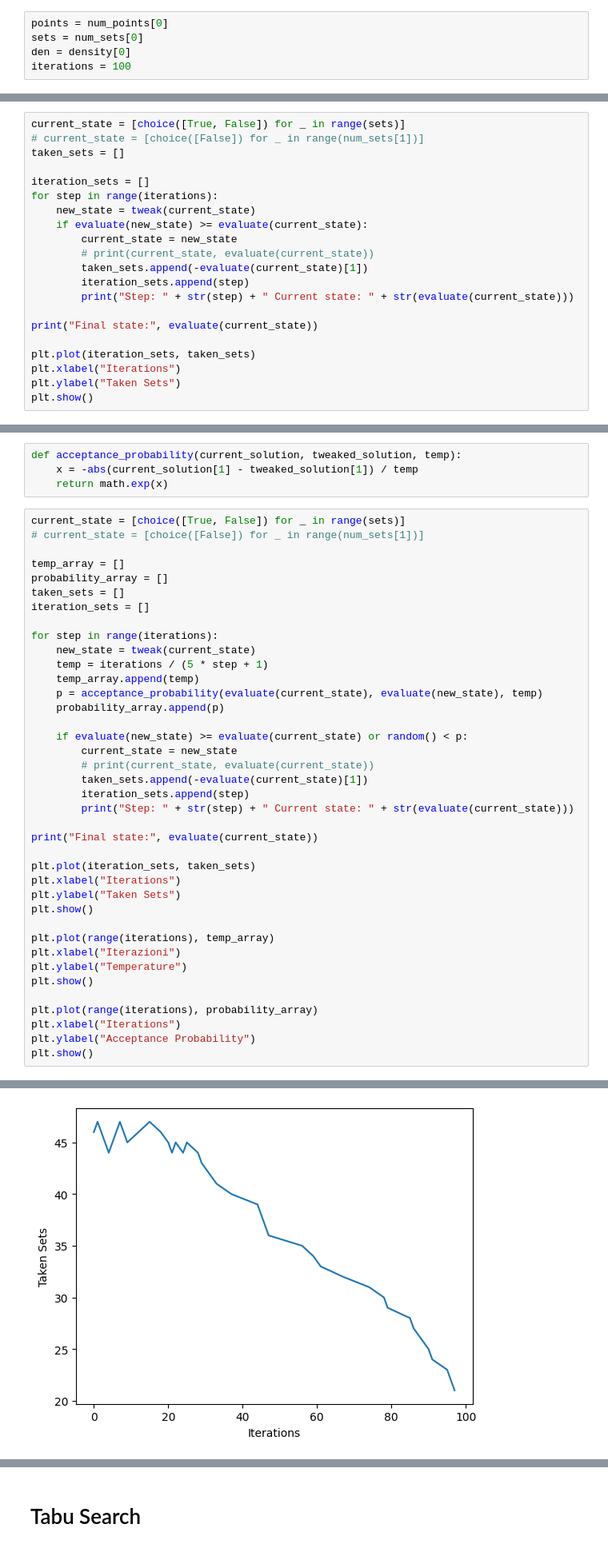
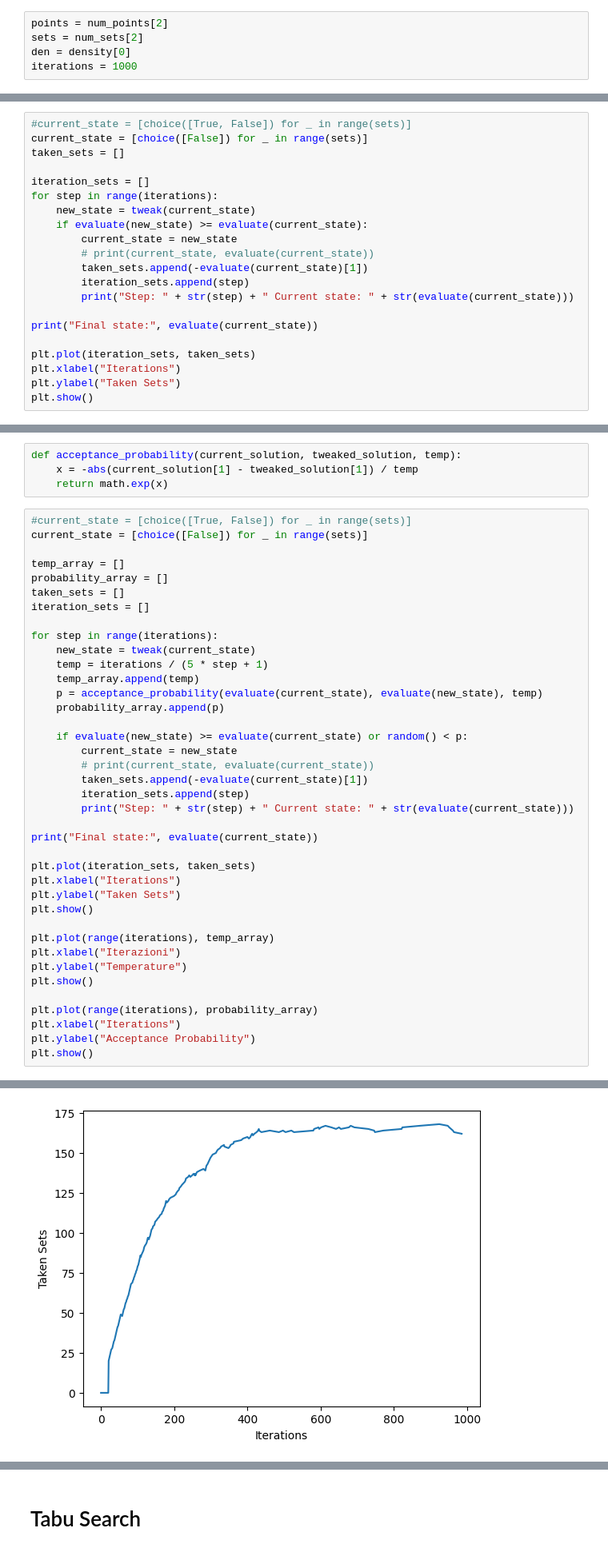
Before and after one commit to Nicocarad/ci23, a Jupyter notebook: Halloween.ipynb, the cells around one changed output, grey strips where cells are left out. Shown: that part at 80% size. Cells and saved outputs as stored; diff of their text form.

```diff
--- a/Halloween.ipynb
+++ b/Halloween.ipynb
@@ -14,10 +14,10 @@ num_points = [100, 1_000, 5_000]
 num_sets = num_points
 density = [0.3, 0.7]
 # %%
-points = num_points[0]
-sets = num_sets[0]
+points = num_points[2]
+sets = num_sets[2]
 den = density[0]
-iterations = 100
+iterations = 1000
 # %%
 def make_set_covering_problem(num_points, num_sets, density):
     """Returns a sparse array where rows are sets and columns are the covered items"""
@@ -61,8 +61,8 @@ def tweak(state):
 
     return new_state
 # %%
-current_state = [choice([True, False]) for _ in range(sets)]
-# current_state = [choice([False]) for _ in range(num_sets[1])]
+#current_state = [choice([True, False]) for _ in range(sets)]
+current_state = [choice([False]) for _ in range(sets)]
 taken_sets = []
 
 iteration_sets = []
@@ -107,8 +107,8 @@ def acceptance_probability(current_solution, tweaked_solution, temp):
     x = -abs(current_solution[1] - tweaked_solution[1]) / temp
     return math.exp(x)
 # %%
-current_state = [choice([True, False]) for _ in range(sets)]
-# current_state = [choice([False]) for _ in range(num_sets[1])]
+#current_state = [choice([True, False]) for _ in range(sets)]
+current_state = [choice([False]) for _ in range(sets)]
 
 temp_array = []
 probability_array = []
@@ -166 +166 @@ Final state: (True, -21)
-[figure, old version]
+[figure, new version]
```
Also changed, not shown: parts of 4 cells of this notebook.
